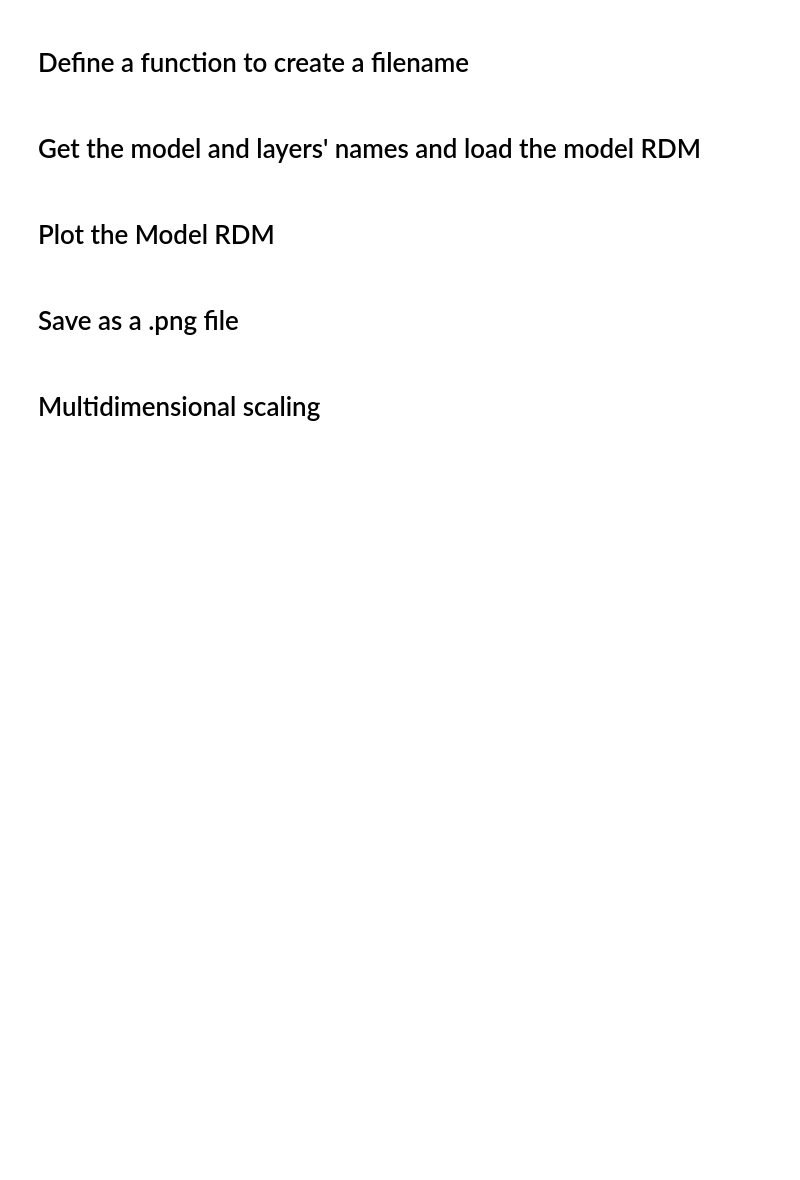
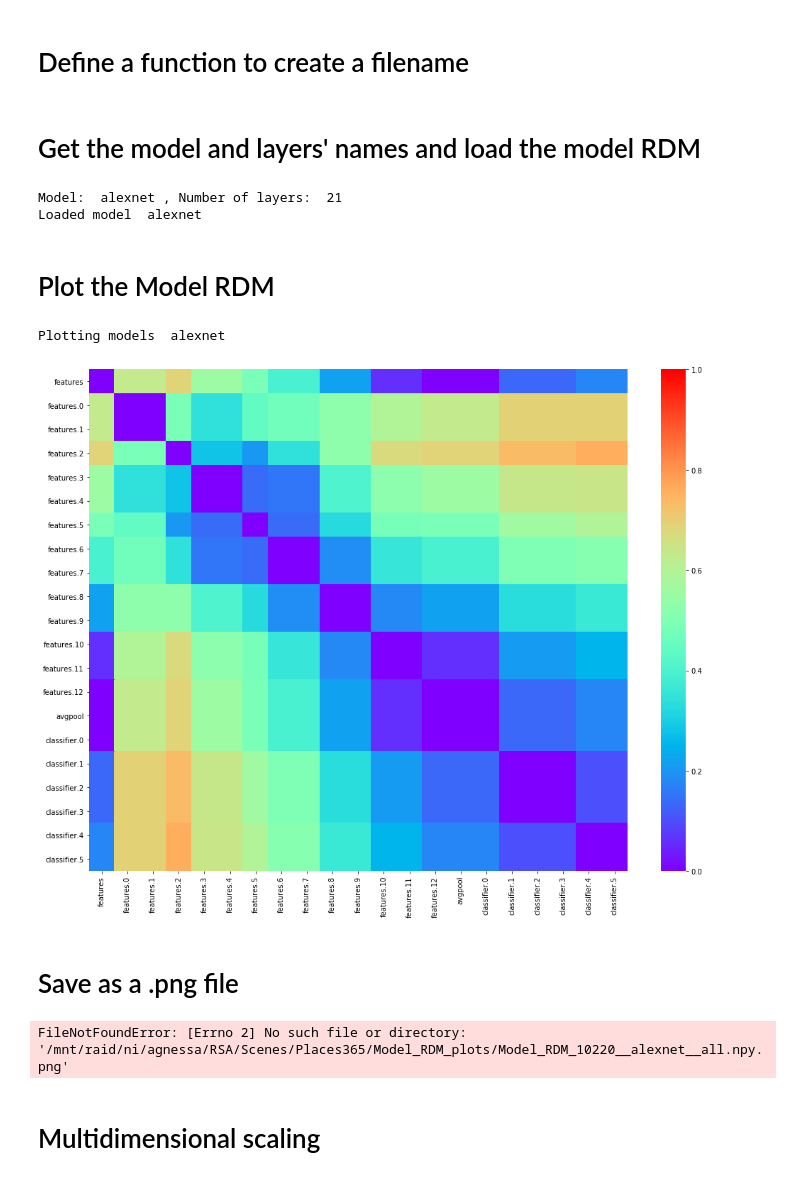
Before and after one commit to Agnessa14/RSA_object_classification, a Jupyter notebook: Scenes/Scenes_Plotting_Model_RDM.ipynb, the cells around one changed output. Drawn from its saved outputs; the diff is of its cells as text; code cells hidden in the pictures; blank space fills up the shorter version.

```diff
--- a/Scenes/Scenes_Plotting_Model_RDM.ipynb
+++ b/Scenes/Scenes_Plotting_Model_RDM.ipynb
@@ -19,10 +19,10 @@ def getFileName(name, n_samples, model_name, layer_name):
 # %% [markdown]
 # Get the model and layers' names and load the model RDM
 # %%
-multiple_models = 1 #comparing within a model or between models; 1 = between, 0 = within
+multiple_models = 0 #comparing within a model or between models; 1 = between, 0 = within
 trained_on_1 = 'places'
-trained_on_2 = 'imagenet'
-tested_on = 'imagenet'
+trained_on_2 = 'places'
+tested_on = 'places'
 
 #load the np file containing the shape of the activations
 ROOT_PATH = '/mnt/raid/ni/agnessa/RSA/'
@@ -32,19 +32,19 @@ if trained_on_1 == 'imagenet':
     path_data_1 = 'Objects/'
     if tested_on == 'imagenet':
         NR_OF_SAMPLES = 10000
-    elif tested_on == 'places365':
+    elif tested_on == 'places':
         NR_OF_SAMPLES = 10220
 
 elif trained_on_1 == 'places':
     if tested_on == 'imagenet':
         NR_OF_SAMPLES = 10000
         path_data_1 = 'Scenes/ImageNet/'
-    elif tested_on == 'places365':
+    elif tested_on == 'places':
         NR_OF_SAMPLES = 10220
         path_data_1 = 'Scenes/Places365/'
 
 
-arch_1 = 'resnet50'
+arch_1 = 'alexnet'
 
 #for resnets, use the selected layers file
 if 'res' in arch_1:
@@ -99,24 +99,36 @@ if multiple_models == 1:
         layer_names_2.append(selected_layers_2[model_begin_2+j].get('layer'))
 
 path = os.path.join(ROOT_PATH + path_data_1 + 'Model_RDM/', \
-                    getFileName("Model_RDM_cross_task",NR_OF_SAMPLES,model_name,'all'))
+                    getFileName("Model_RDM_",NR_OF_SAMPLES,model_name,'all'))
 Model_RDM = np.load(path)
 print('Loaded model ',model_name)
+# %% [output]
+Model:  alexnet , Number of layers:  21
+Loaded model  alexnet
 # %% [markdown]
 # Plot the Model RDM
 # %%
-print('Plotting models ', model_name_1, ' and', model_name_2)
+if multiple_models == 0:
+    print('Plotting models ', model_name_1)
+    layer_names_2 = layer_names_1
+    num_layers_2 = num_layers_1
+else:
+    print('Plotting models ',model_name_1, ' and', model_name_2)
+
 Model_RDM[np.isnan(Model_RDM)]=0.0
 ln1 = np.array(layer_names_1)
 ln2 = np.array(layer_names_2)
 
 plot_model = Model_RDM[0:num_layers_1,0:num_layers_2]#[model_begin_1:num_layers_1,model_begin_2:num_layers_2]
-fig = plt.figure(figsize=(17,11)) #change depending on the size of the model
+fig = plt.figure(figsize=(17,13)) #change depending on the size of the model
 
 ax = seaborn.heatmap(plot_model, xticklabels = ln2, yticklabels = ln1, cmap='rainbow', vmin=0.0, vmax=1.0)
 plt.xticks(rotation=90)
 plt.yticks(rotation=0)
 plt.show()
+# %% [output]
+Plotting models  alexnet
+[figure, added]
 # %% [markdown]
 # Save as a .png file
 # %%
@@ -124,6 +136,8 @@ path = os.path.join(ROOT_PATH + path_data_1 + 'Model_RDM_plots', getFileName("Mo
 fig.savefig(path)
 path = os.path.join(ROOT_PATH + path_data_1 + 'Model_RDM_plots', getFileName("Model_RDM",NR_OF_SAMPLES,model_name,'all') + '.svg')
 fig.savefig(path)
+# %% [output]
+FileNotFoundError: [Errno 2] No such file or directory: '/mnt/raid/ni/agnessa/RSA/Scenes/Places365/Model_RDM_plots/Model_RDM_10220__alexnet__all.npy.png'
 # %% [markdown]
 # Multidimensional scaling
 # %%
```
